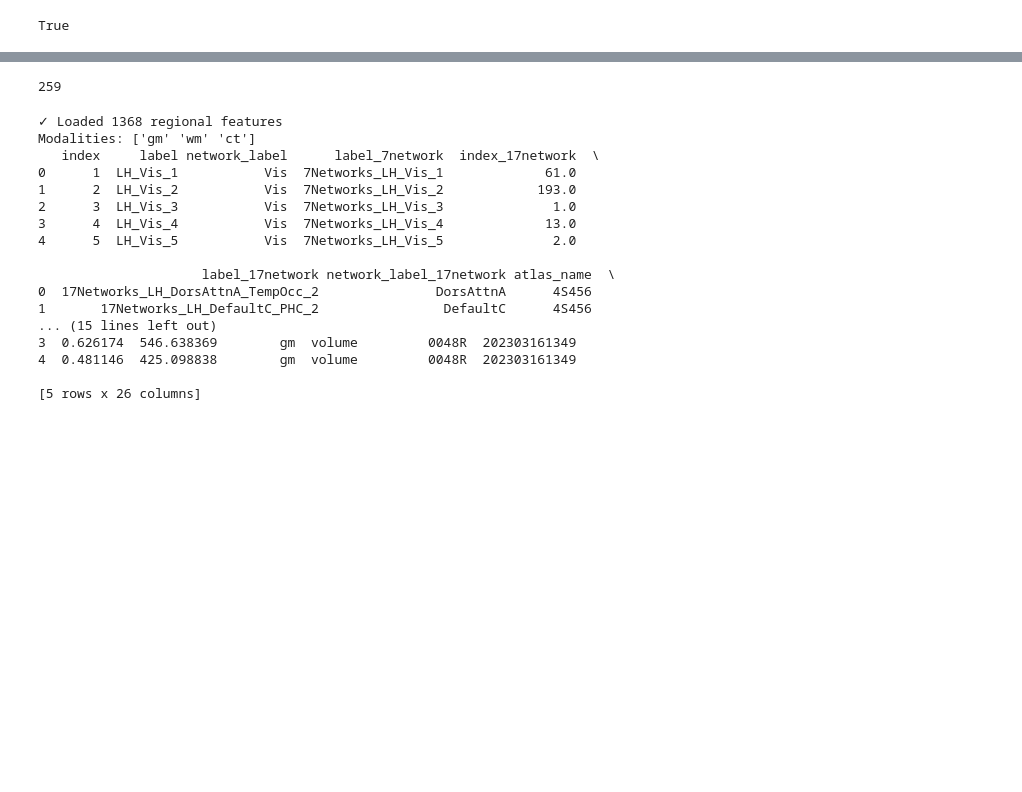
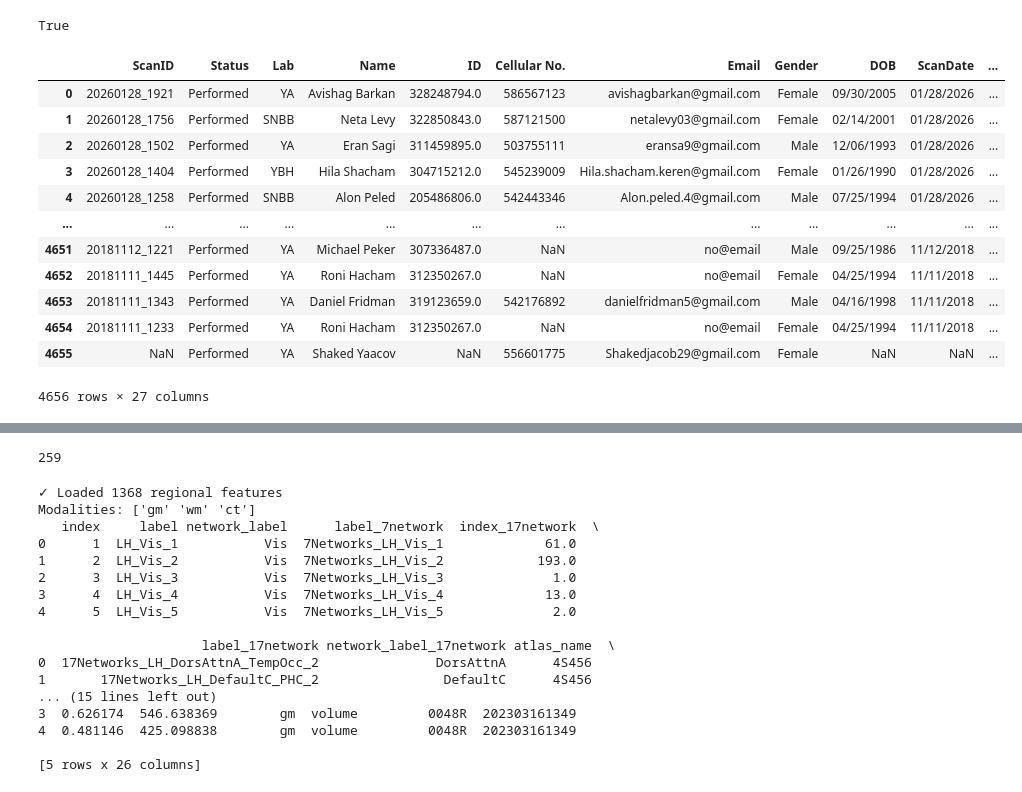
Before and after one commit to GalKepler/NeuroAlign-preprocessing, a Jupyter notebook: notebooks/01_test_data_loading.ipynb, the cells around one changed output, grey strips where cells are left out. Saved outputs shown, nothing was run; the diff lists cells and outputs as text; code cells hidden in the pictures; blank space fills up the shorter version.

```diff
--- a/notebooks/01_test_data_loading.ipynb
+++ b/notebooks/01_test_data_loading.ipynb
@@ -10,4 +10,23 @@ from neuroalign_preprocessing.preprocessing import FeatureStore
 load_dotenv()
 # %% [output]
 True
+# %%
+import pandas as pd
+
+sessions = pd.read_csv("~/Downloads/linked_sessions.csv")
+sessions
+# %% [output]
+|  | ScanID | Status | Lab | Name | ID | Cellular No. | Email | Gender | DOB | ScanDate | ... |
+| 0 | 20260128_1921 | Performed | YA | Avishag Barkan | 328248794.0 | 586567123 | avishagbarkan@gmail.com | Female | 09/30/2005 | 01/28/2026 | ... |
+| 1 | 20260128_1756 | Performed | SNBB | Neta Levy | 322850843.0 | 587121500 | netalevy03@gmail.com | Female | 02/14/2001 | 01/28/2026 | ... |
+| 2 | 20260128_1502 | Performed | YA | Eran Sagi | 311459895.0 | 503755111 | eransa9@gmail.com | Male | 12/06/1993 | 01/28/2026 | ... |
+| 3 | 20260128_1404 | Performed | YBH | Hila Shacham | 304715212.0 | 545239009 | Hila.shacham.keren@gmail.com | Female | 01/26/1990 | 01/28/2026 | ... |
+| 4 | 20260128_1258 | Performed | SNBB | Alon Peled | 205486806.0 | 542443346 | Alon.peled.4@gmail.com | Male | 07/25/1994 | 01/28/2026 | ... |
+| ... | ... | ... | ... | ... | ... | ... | ... | ... | ... | ... | ... |
+| 4651 | 20181112_1221 | Performed | YA | Michael Peker | 307336487.0 | NaN | no@email | Male | 09/25/1986 | 11/12/2018 | ... |
+| 4652 | 20181111_1445 | Performed | YA | Roni Hacham | 312350267.0 | NaN | no@email | Female | 04/25/1994 | 11/11/2018 | ... |
+| 4653 | 20181111_1343 | Performed | YA | Daniel Fridman | 319123659.0 | 542176892 | danielfridman5@gmail.com | Male | 04/16/1998 | 11/11/2018 | ... |
+| 4654 | 20181111_1233 | Performed | YA | Roni Hacham | 312350267.0 | NaN | no@email | Female | 04/25/1994 | 11/11/2018 | ... |
+| 4655 | NaN | Performed | YA | Shaked Yaacov | NaN | 556601775 | Shakedjacob29@gmail.com | Female | NaN | NaN | ... |
+4656 rows × 27 columns
 # %%
```
Also changed, not shown: parts of 2 cells of this notebook, 13 other files.
